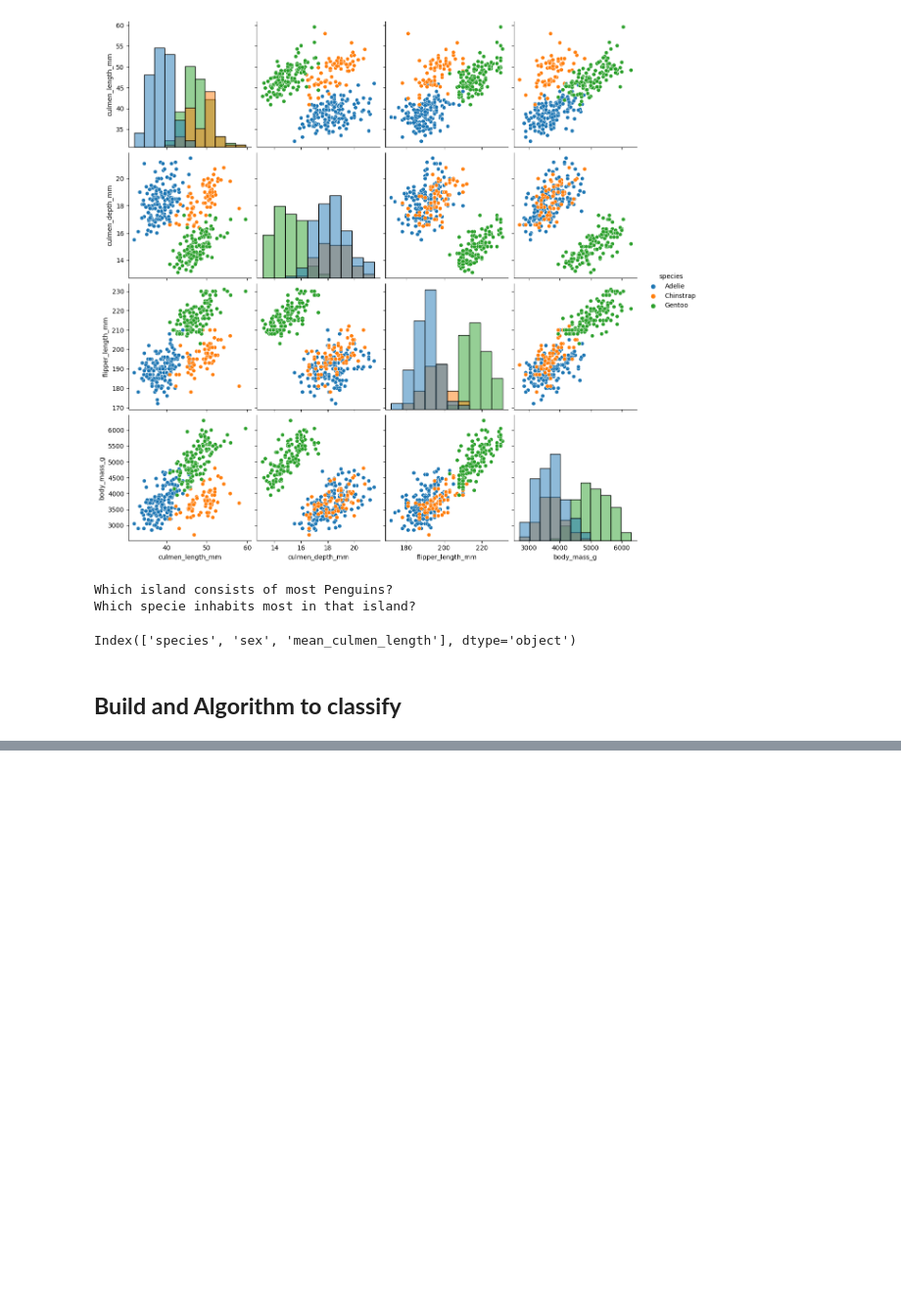
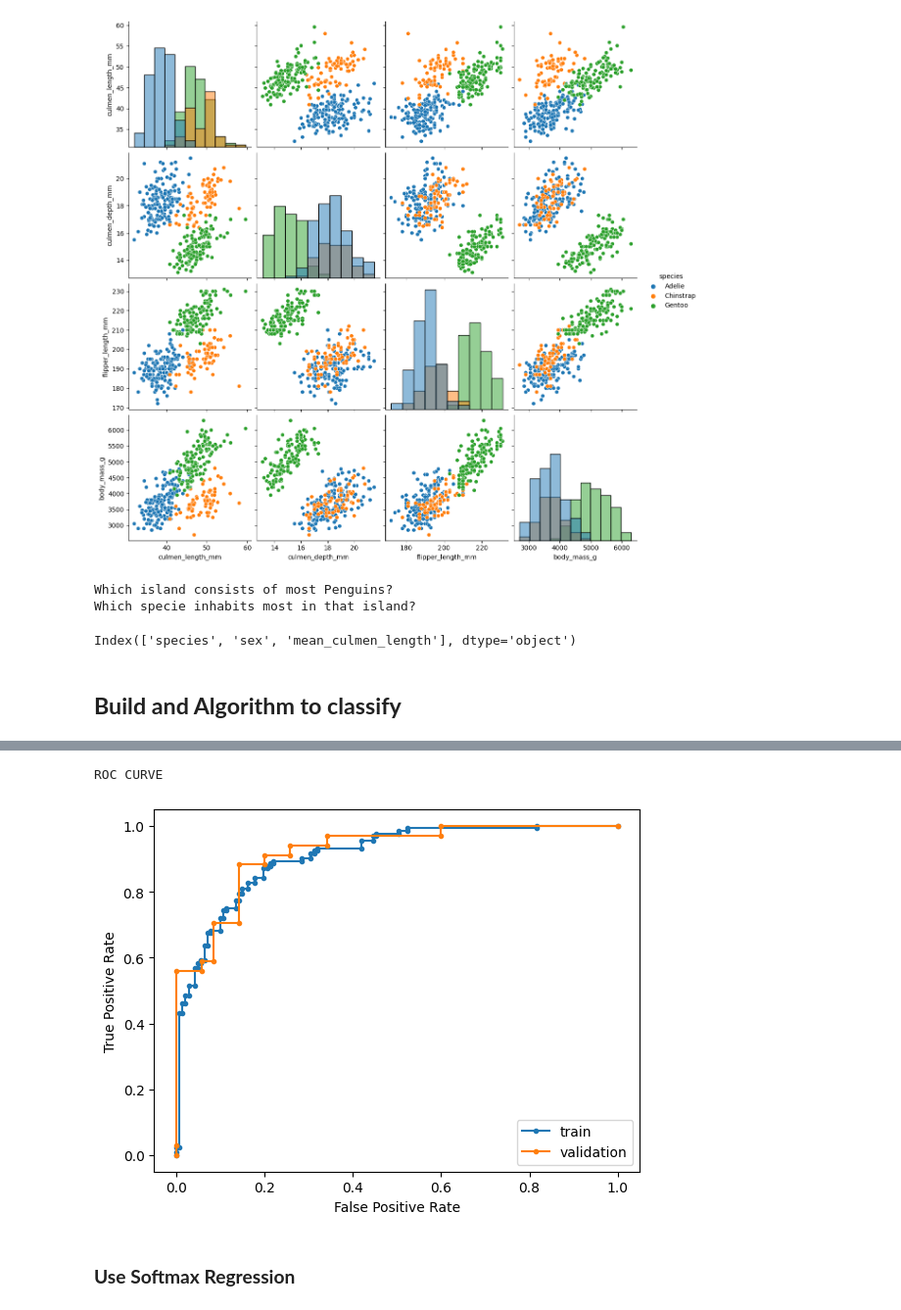
Before and after one commit to kyle-paul/penguins_classifier, a Jupyter notebook: Explore dataset.ipynb, the cells around one changed output, grey strips where cells are left out. Shown at 98% size. Cells and saved outputs as stored; diff of their text form; code cells hidden in the pictures; blank space fills up the shorter version.

```diff
--- a/Explore dataset.ipynb
+++ b/Explore dataset.ipynb
@@ -206,0 +294,18 @@ class K_Means_Cluster:
+# %%
+target_mapper = {'MALE':0, 'FEMALE':1}
+def target_encode(val):
+    return target_mapper[val]
+
+df['sex'] = df['sex'].apply(target_encode)
+# %%
+#separating X and y
+X = df.drop('sex', axis=1)
+y = df['sex']
+# %%
+from sklearn.model_selection import train_test_split
+X_train, X_test, y_train, y_test = train_test_split(X,y,test_size=0.2, random_state=13)
+# %%
+from sklearn.linear_model import LogisticRegression
+
+model = LogisticRegression().fit(X_train, y_train)
+pred = model.predict(X_test)
@@ -206,0 +335,22 @@ class K_Means_Cluster:
+# %%
+# ROC CURVE
+print('ROC CURVE')
+train_probs = model.predict_proba(X_train)
+train_probs1 = train_probs[:, 1]
+fpr0, tpr0, thresholds0 = roc_curve(y_train, train_probs1)
+
+test_probs = model.predict_proba(X_test)
+test_probs1 = test_probs[:, 1]
+fpr1, tpr1, thresholds1 = roc_curve(y_test, test_probs1)
+
+plt.plot(fpr0, tpr0, marker='.', label='train')
+plt.plot(fpr1, tpr1, marker='.', label='validation')
+plt.xlabel('False Positive Rate')
+plt.ylabel('True Positive Rate')
+plt.legend()
+plt.show()
+# %% [output]
+ROC CURVE
+[figure, added]
+# %% [markdown]
+### **Use Softmax Regression**
```
Also changed, not shown: parts of 18 cells of this notebook.
